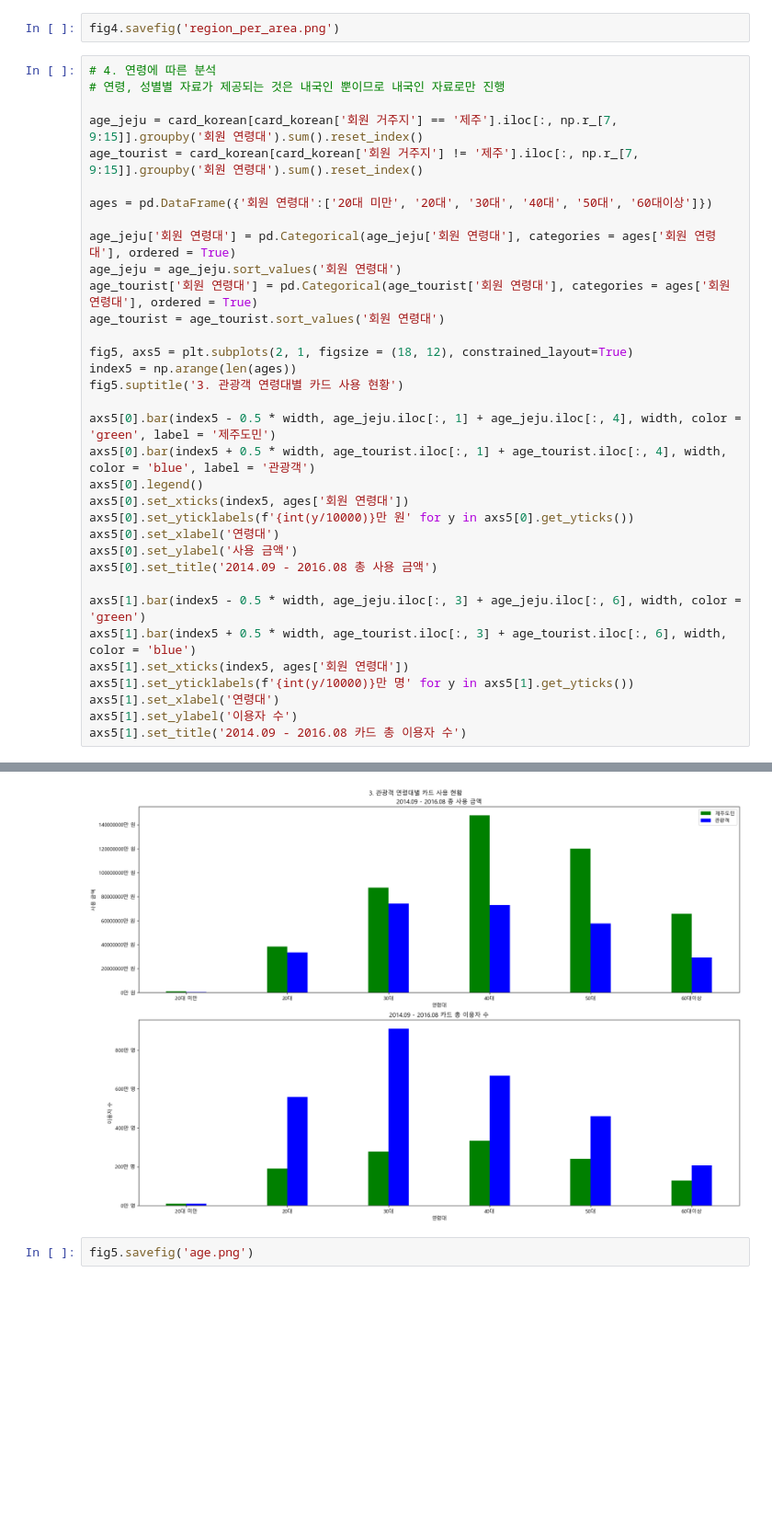
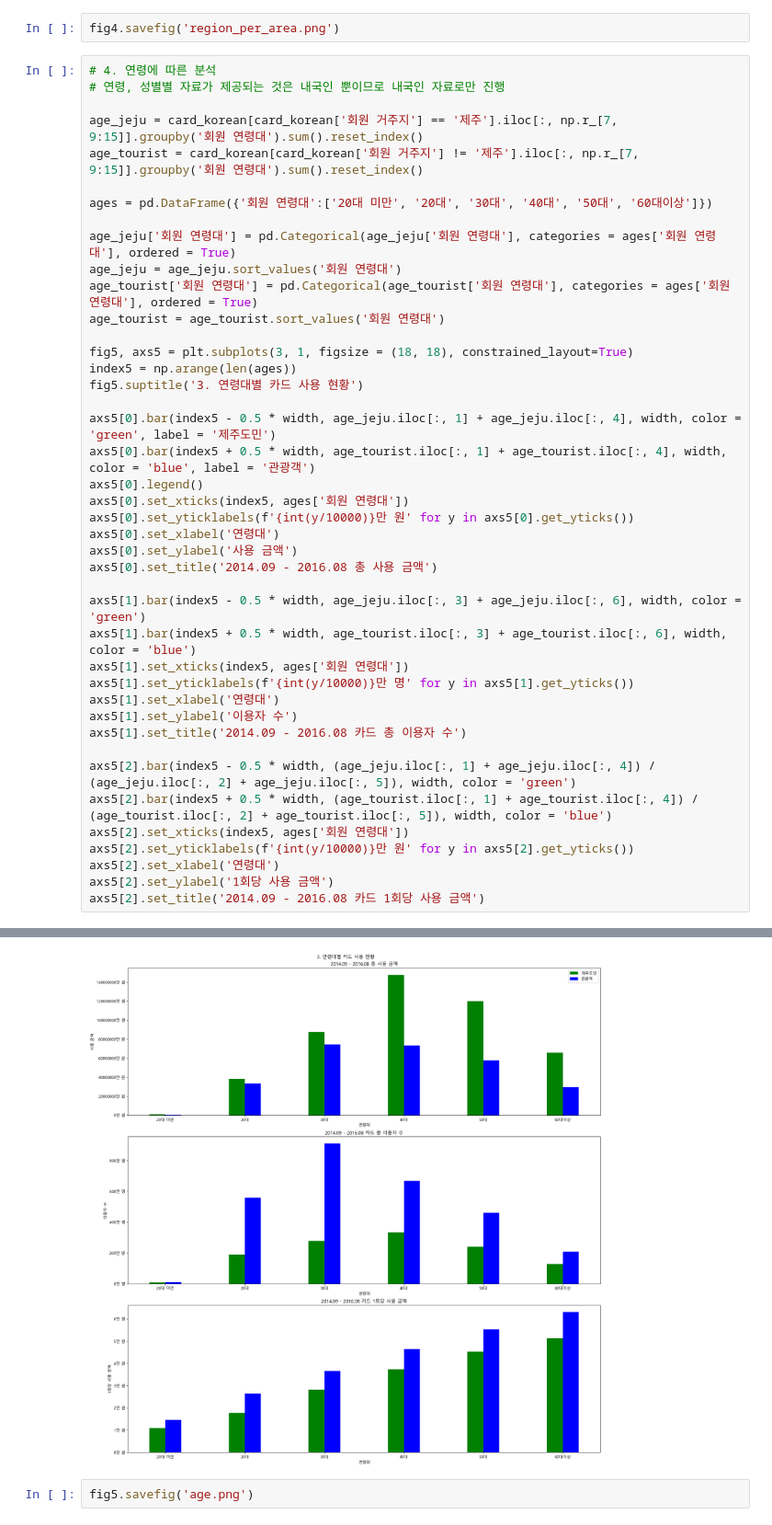
Before and after one commit to imbesky/jeju_spend, a Jupyter notebook: analysis.ipynb, the cells around one changed output, grey strips where cells are left out. Shown at 92% size. Drawn from its saved outputs; the diff is of its cells as text; blank space fills up the shorter version.

Commit message:
added a graph for # 5 age group

```diff
--- a/analysis.ipynb
+++ b/analysis.ipynb
@@ -374,9 +374,9 @@ age_jeju = age_jeju.sort_values('회원 연령대')
 age_tourist['회원 연령대'] = pd.Categorical(age_tourist['회원 연령대'], categories = ages['회원 연령대'], ordered = True)
 age_tourist = age_tourist.sort_values('회원 연령대')
 
-fig5, axs5 = plt.subplots(2, 1, figsize = (18, 12), constrained_layout=True)
+fig5, axs5 = plt.subplots(3, 1, figsize = (18, 18), constrained_layout=True)
 index5 = np.arange(len(ages))
-fig5.suptitle('3. 관광객 연령대별 카드 사용 현황')
+fig5.suptitle('3. 연령대별 카드 사용 현황')
 
 axs5[0].bar(index5 - 0.5 * width, age_jeju.iloc[:, 1] + age_jeju.iloc[:, 4], width, color = 'green', label = '제주도민')
 axs5[0].bar(index5 + 0.5 * width, age_tourist.iloc[:, 1] + age_tourist.iloc[:, 4], width, color = 'blue', label = '관광객')
@@ -394,4 +394,12 @@ axs5[1].set_yticklabels(f'{int(y/10000)}만 명' for y in axs5[1].get_yticks())
 axs5[1].set_xlabel('연령대')
 axs5[1].set_ylabel('이용자 수')
 axs5[1].set_title('2014.09 - 2016.08 카드 총 이용자 수')
+
+axs5[2].bar(index5 - 0.5 * width, (age_jeju.iloc[:, 1] + age_jeju.iloc[:, 4]) / (age_jeju.iloc[:, 2] + age_jeju.iloc[:, 5]), width, color = 'green')
+axs5[2].bar(index5 + 0.5 * width, (age_tourist.iloc[:, 1] + age_tourist.iloc[:, 4]) / (age_tourist.iloc[:, 2] + age_tourist.iloc[:, 5]), width, color = 'blue')
+axs5[2].set_xticks(index5, ages['회원 연령대'])
+axs5[2].set_yticklabels(f'{int(y/10000)}만 원' for y in axs5[2].get_yticks())
+axs5[2].set_xlabel('연령대')
+axs5[2].set_ylabel('1회당 사용 금액')
+axs5[2].set_title('2014.09 - 2016.08 카드 1회당 사용 금액')
 # %% [output]
@@ -399,4 +407,4 @@ Text(0.5, 1.0, '2014.09 - 2016.08 카드 총 이용자 수')
-[figure, old version]
+[figure, new version]
 # %%
 fig5.savefig('age.png')
 # %%
```
Also changed, not shown: parts of 3 cells of this notebook.
